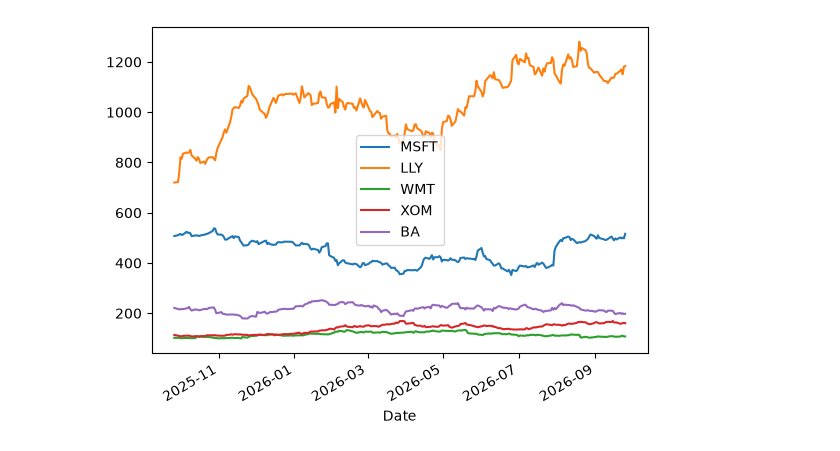
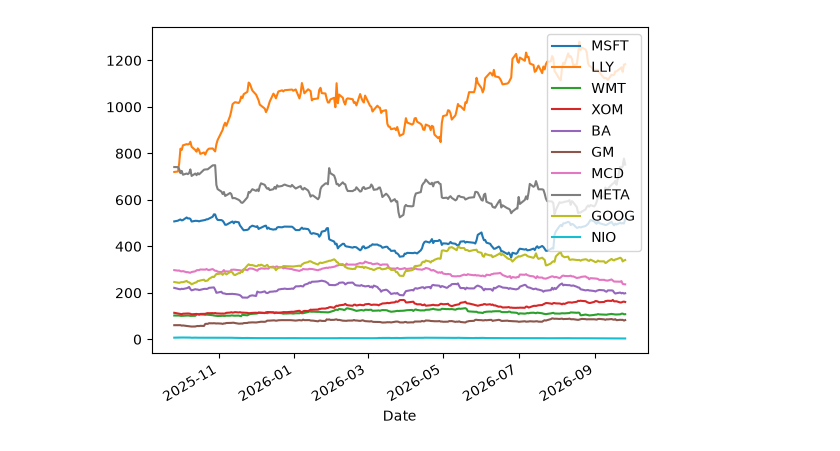
Before and after one commit to Bytb/QuantitativeMethods, a Jupyter notebook: AdvancedFinancialMachineLearning/DataAnalysis.ipynb, the cells around one changed output. Drawn from its saved outputs; the diff is of its cells as text; code cells hidden in the pictures.

```diff
--- a/AdvancedFinancialMachineLearning/DataAnalysis.ipynb
+++ b/AdvancedFinancialMachineLearning/DataAnalysis.ipynb
@@ -6,13 +9,13 @@ import matplotlib.pyplot as plt
 # %%
-tickers = ['MSFT', 'LLY', 'WMT', 'XOM', 'BA']
+tickers = ['MSFT', 'LLY', 'WMT', 'XOM', 'BA','GM','MCD','META','GOOG','NIO']
 test = [yf.Ticker(ticker).history(period='1y')['Close'] for ticker in tickers]
 #making pandas df
 df = pd.concat([yf.Ticker(ticker).history(period='1y')['Close'] for ticker in tickers],axis=1)
 df.columns = tickers
 
 df.plot(kind='line', ax=None)
 plt.show()
 # %% [output]
-[figure, old version]
+[figure, new version]
 # %%
 covMatrix = df.cov()
```
Also changed, not shown: parts of 2 cells of this notebook, 1 other file.
